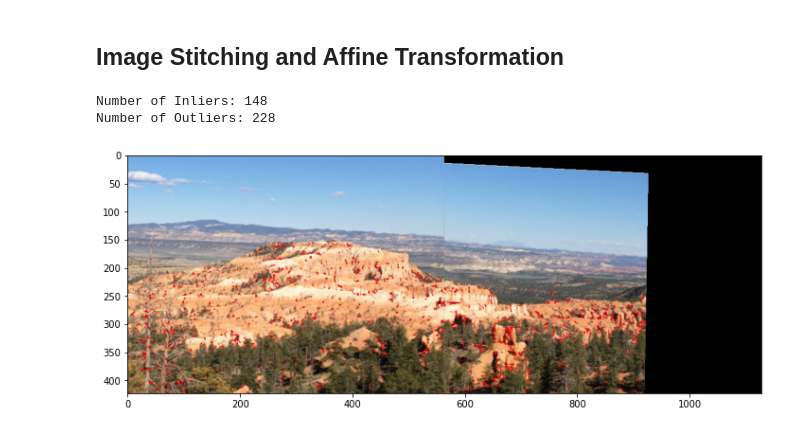
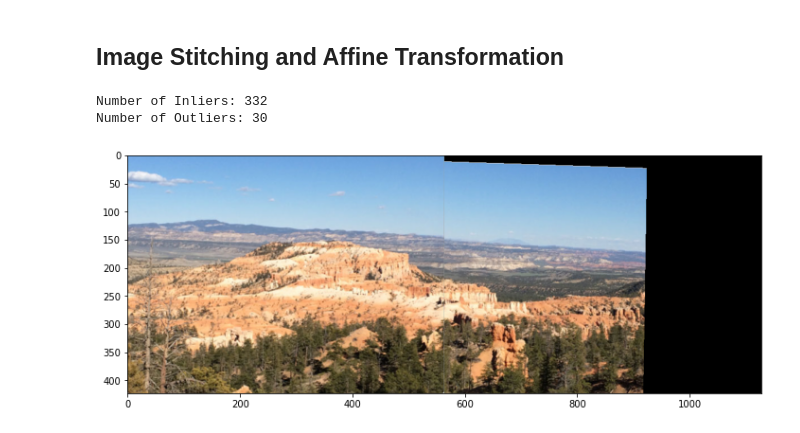
Before and after one commit to theoanto94/Image_Stitching, a Jupyter notebook: Image Stitching.ipynb, the cells around one changed output. Saved outputs shown, nothing was run; the diff lists cells and outputs as text; code cells hidden in the pictures.

```diff
--- a/Image Stitching.ipynb
+++ b/Image Stitching.ipynb
@@ -96,6 +231,3 @@ keypoints_right, ds_right = sift.compute(right_img, keypoints_right)
 # %%
 distance = []
-distance = euclidian_dist(ds_left, ds_right)
+distance = distances(ds_left, ds_right)
-# %%
-# I had nan values cause from the normalization so i use this high value so i can find the min values
-distance[np.isnan(distance)] = 10
@@ -107,3 +233,0 @@ distance.min()
-# %%
-# We pick the best matches with Distance < 0.09
-best_matches = np.where(distance < 0.09)
@@ -124,0 +242,3 @@ for cord in listOfCoordinates:
+# %%
+# Collect the best matches and after display the number and the threshold used
+match_cord, dist_ts = best_matches(distance)
@@ -231,19 +275,19 @@ def Ransac (L_pixels,R_pixels, tolerance=1, ts=0.9, max_iter=1000):
 # %% [markdown]
 ## Image Stitching and Affine Transformation
 # %%
-a1, b1, c1, a2, b2, c2, inliers, sse= Ransac(match_left, match_right, 1, ts=0.9)
+left_img, right_img = load_img()
+a1, b1, c1, a2, b2, c2, inliers= Ransac(match_left, match_right, 2, ts=0.9)
 #Build our affine Matrix
 affine_TF = np.array([[a1, b1, c1], [a2, b2, c2], [0.0, 0.0, 1.0]])
 stitched_img = cv.warpPerspective(right_img,affine_TF,((left_img.shape[1] + right_img.shape[1]), left_img.shape[0]),flags=cv.WARP_INVERSE_MAP) #wraped image
 
 
-
 stitched_img[0:left_img.shape[0], 0:left_img.shape[1]] = left_img #stitched image
 display_img(stitched_img)
 # %% [output]
-Number of Inliers: 148
-Number of Outliers: 228
+Number of Inliers: 332
+Number of Outliers: 30
-[figure, old version]
+[figure, new version]
 # %%
 in_matches = []
 for pixels in inliers:
```
Also changed, not shown: parts of 19 cells of this notebook.
